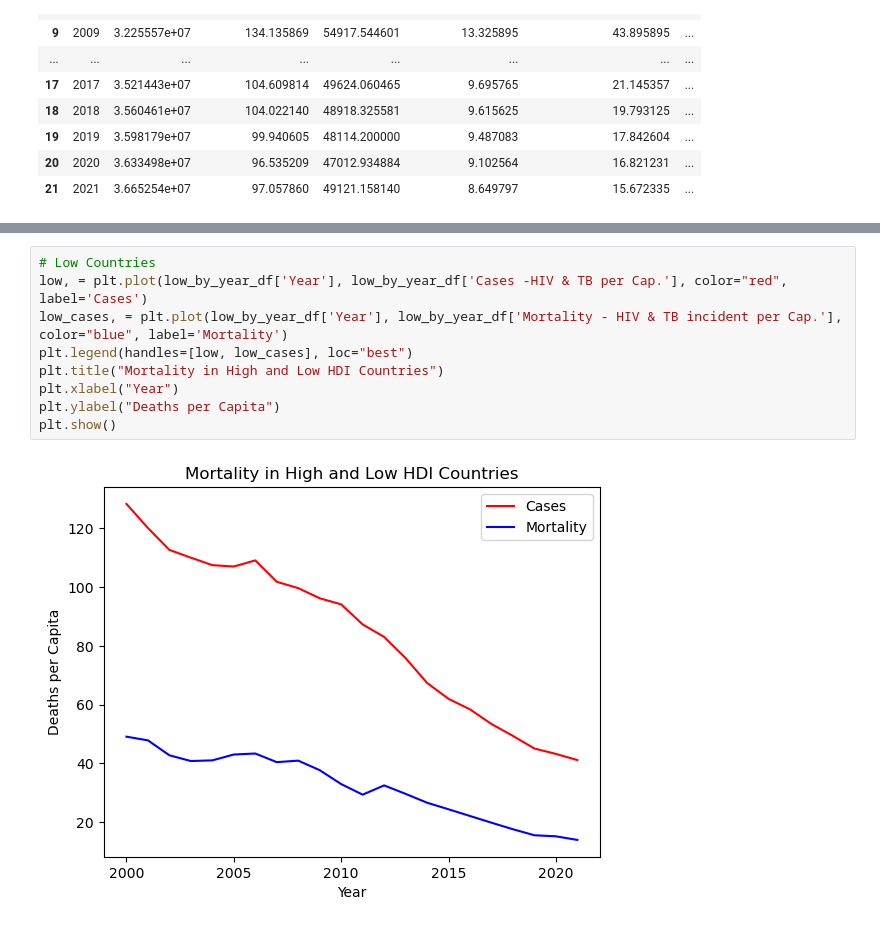
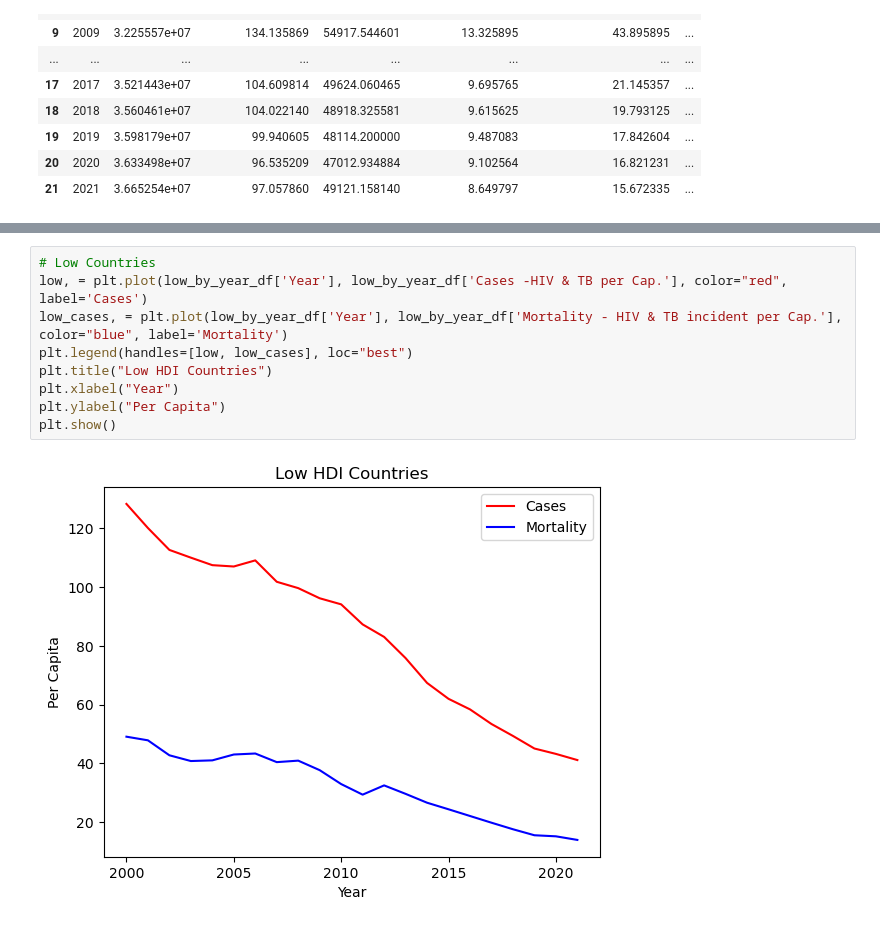
Before and after one commit to SamSchultz-bit/TB-Project, a Jupyter notebook: working_TB.ipynb, the cells around one changed output, grey strips where cells are left out. Cells and saved outputs as stored; diff of their text form.

```diff
--- a/working_TB.ipynb
+++ b/working_TB.ipynb
@@ -193,11 +193,11 @@ plt.show()
 # %%
 # Low Countries
 low, = plt.plot(low_by_year_df['Year'], low_by_year_df['Cases -HIV & TB per Cap.'], color="red", label='Cases')
 low_cases, = plt.plot(low_by_year_df['Year'], low_by_year_df['Mortality - HIV & TB incident per Cap.'], color="blue", label='Mortality')
 plt.legend(handles=[low, low_cases], loc="best")
-plt.title("Mortality in High and Low HDI Countries")
+plt.title("Low HDI Countries")
 plt.xlabel("Year")
-plt.ylabel("Deaths per Capita")
+plt.ylabel("Per Capita")
 plt.show()
 # %% [output]
-[figure, old version]
+[figure, new version]
```
Also changed, not shown: parts of 3 cells of this notebook.
